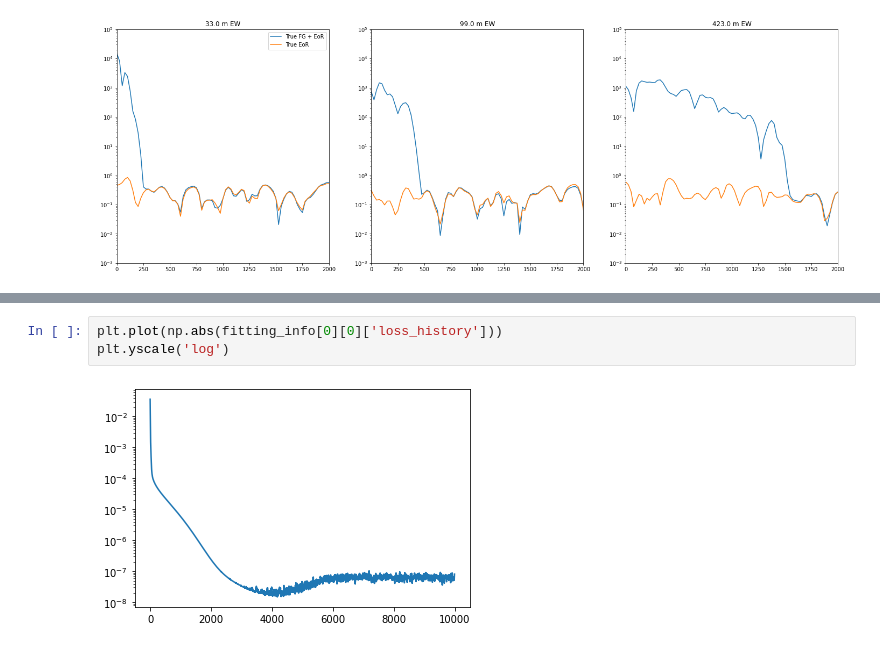
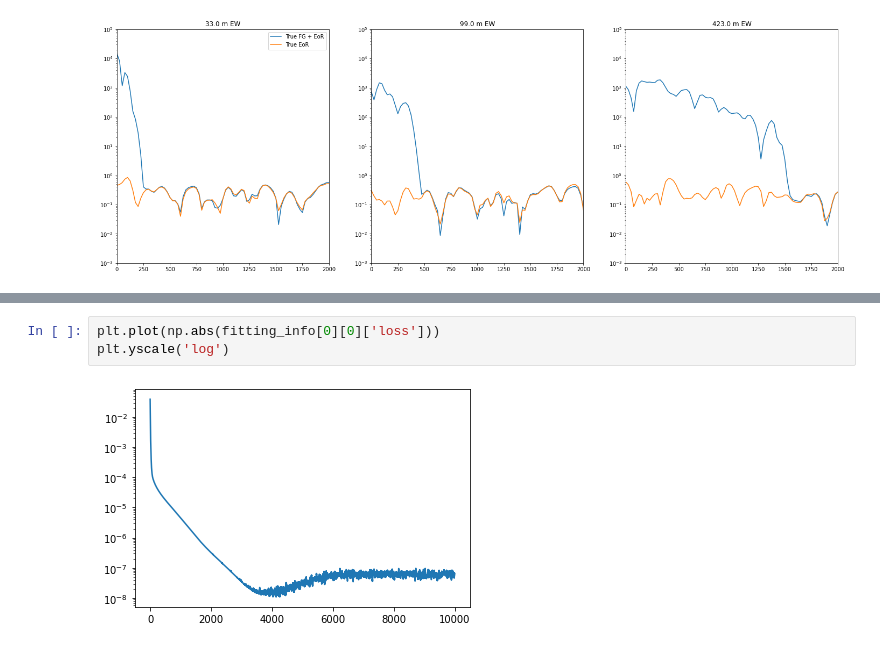
Before and after one commit to aewallwi/calamity, a Jupyter notebook: examples/Calamity_Dictionary_Mode_Example_Garray_15_Elements.ipynb, the cells around one changed output, grey strips where cells are left out. Saved outputs shown, nothing was run; the diff lists cells and outputs as text.

```diff
--- a/examples/Calamity_Dictionary_Mode_Example_Garray_15_Elements.ipynb
+++ b/examples/Calamity_Dictionary_Mode_Example_Garray_15_Elements.ipynb
@@ -167,8 +167,8 @@ Casting complex values to real discards the imaginary part
 # %%
-plt.plot(np.abs(fitting_info[0][0]['loss_history']))
+plt.plot(np.abs(fitting_info[0][0]['loss']))
 plt.yscale('log')
 # %% [output]
-[figure, old version]
+[figure, new version]
 # %%
 fig, axarr = plt.subplots(1, 5)
 fig.set_size_inches(18, 6)
```
Also changed, not shown: parts of 4 cells of this notebook.
